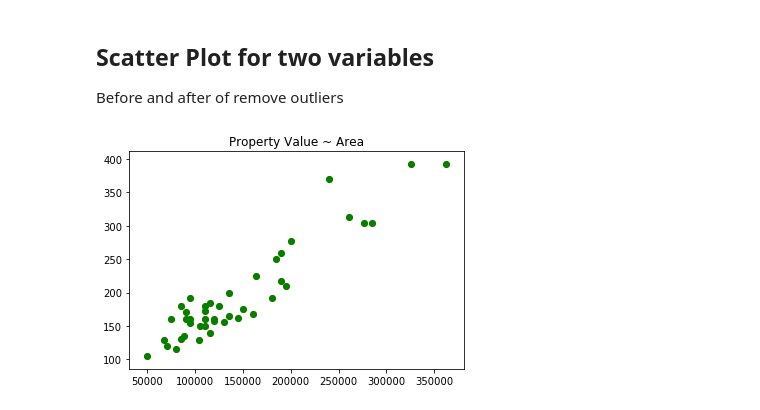
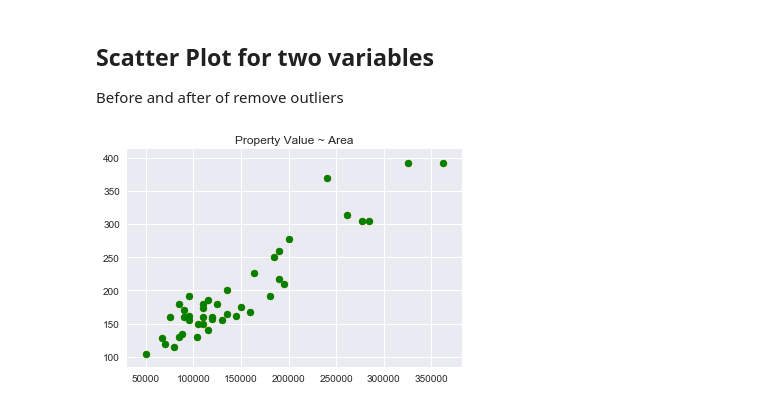
Before and after one commit to nantoniojrio/dataScience_py, a Jupyter notebook: statistcs.ipynb, the cells around one changed output. Drawn from its saved outputs; the diff is of its cells as text; code cells hidden in the pictures.

```diff
--- a/statistcs.ipynb
+++ b/statistcs.ipynb
@@ -2,6 +2,8 @@
 import pandas as pd
 import matplotlib.pyplot as plt
 import seaborn as sns
+# %%
+sns.set(color_codes=False)
 # %%
 dataValue = pd.read_csv('Arquivo_Valorizacao_Ambiental.csv')
 # %% [markdown]
@@ -168,9 +170,8 @@ faixaValor.head()
 
 Before and after of remove outliers
 # %%
-plt.scatter(dataValue['Valor'], dataValue['Area'], color="orange")
 plt.scatter(faixaValor['Property Value'],faixaValor['Area'], color='green')
 plt.title('Property Value ~ Area')
 plt.show()
 # %% [output]
-[figure, old version]
+[figure, new version]
```
Also changed, not shown: parts of 3 cells of this notebook.
